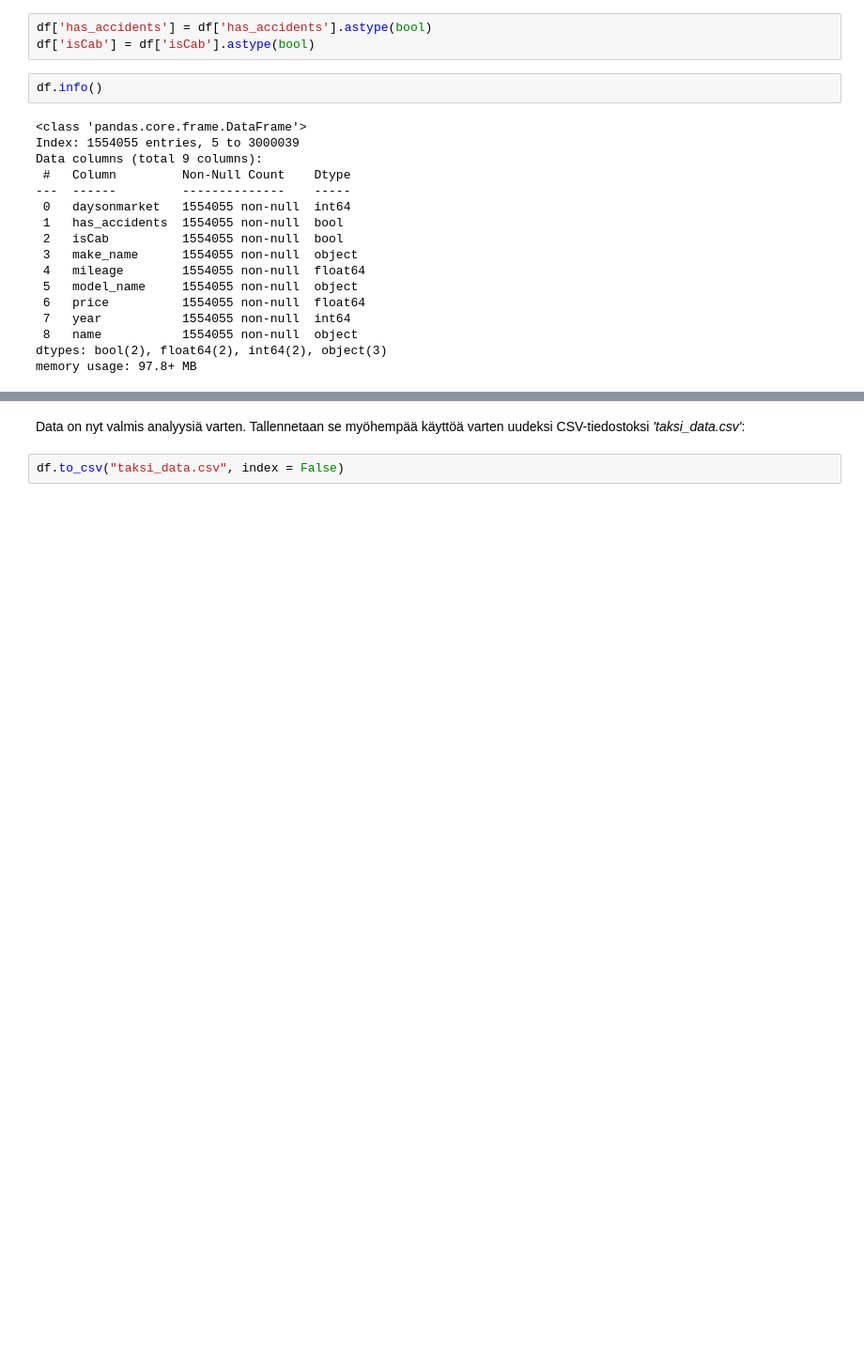
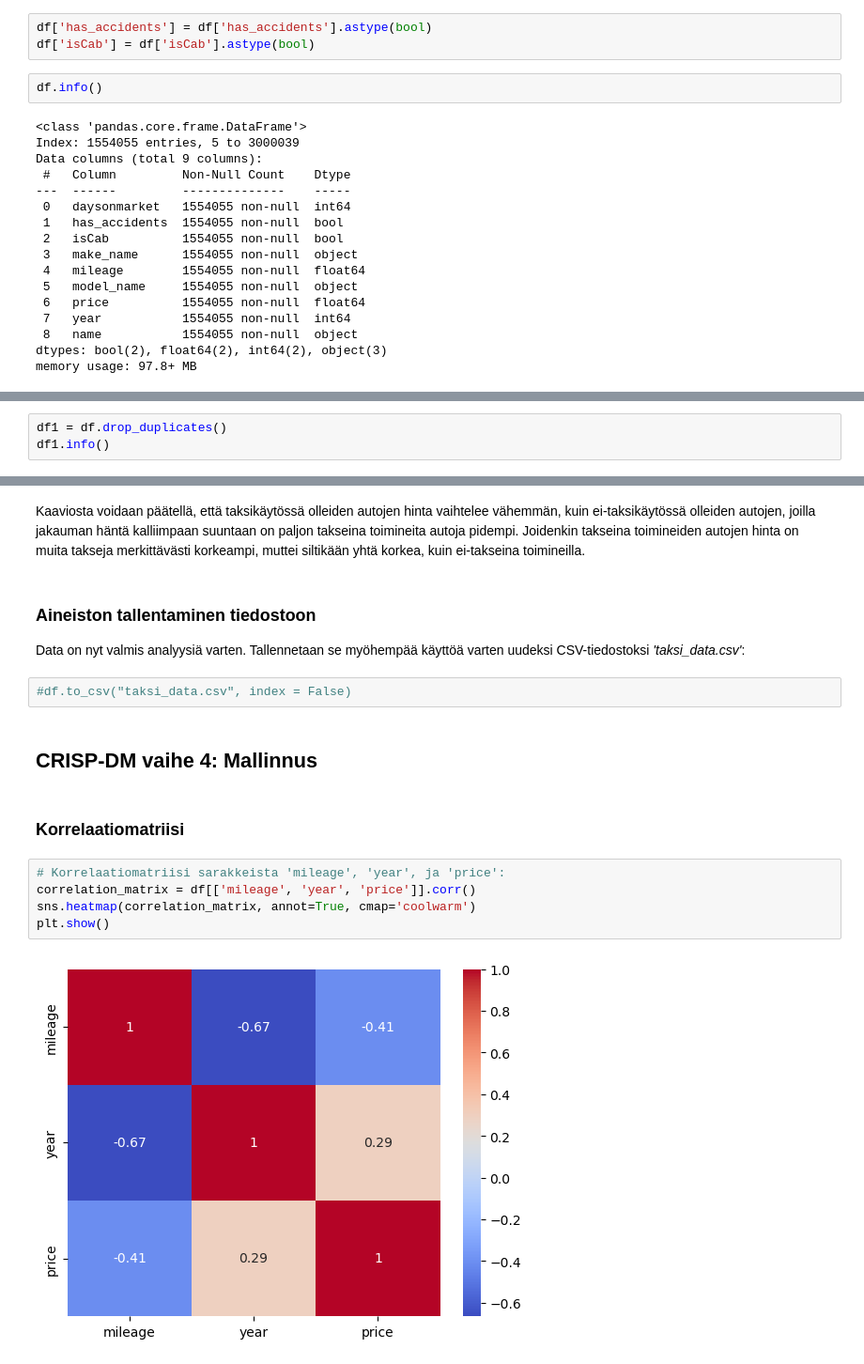
Before and after one commit to SallaLipasti/jamk-aida-projekti, a Jupyter notebook: taksit.ipynb, the cells around one changed output, grey strips where cells are left out. Shown at 94% size. Drawn from its saved outputs; the diff is of its cells as text; blank space fills up the shorter version.

```diff
--- a/taksit.ipynb
+++ b/taksit.ipynb
@@ -142,0 +159,3 @@ df.head()
+# %%
+df1 = df.drop_duplicates()
+df1.info()
@@ -143,4 +312,19 @@ df.head()
+# %% [markdown]
+Kaaviosta voidaan päätellä, että taksikäytössä olleiden autojen hinta vaihtelee vähemmän, kuin ei-taksikäytössä olleiden autojen, joilla jakauman häntä kalliimpaan suuntaan on paljon takseina toimineita autoja pidempi. Joidenkin takseina toimineiden autojen hinta on muita takseja merkittävästi korkeampi, muttei siltikään yhtä korkea, kuin ei-takseina toimineilla.
 # %% [markdown]
+### Aineiston tallentaminen tiedostoon
+
 Data on nyt valmis analyysiä varten. Tallennetaan se myöhempää käyttöä varten uudeksi CSV-tiedostoksi *'taksi_data.csv'*:
 # %%
-df.to_csv("taksi_data.csv", index = False)
+#df.to_csv("taksi_data.csv", index = False)
+# %% [markdown]
+## CRISP-DM vaihe 4: Mallinnus
+# %% [markdown]
+### Korrelaatiomatriisi
+# %%
+# Korrelaatiomatriisi sarakkeista 'mileage', 'year', ja 'price':
+correlation_matrix = df[['mileage', 'year', 'price']].corr()
+sns.heatmap(correlation_matrix, annot=True, cmap='coolwarm')
+plt.show()
+# %% [output]
+[figure, added]
```
Also changed, not shown: parts of 38 cells of this notebook.
